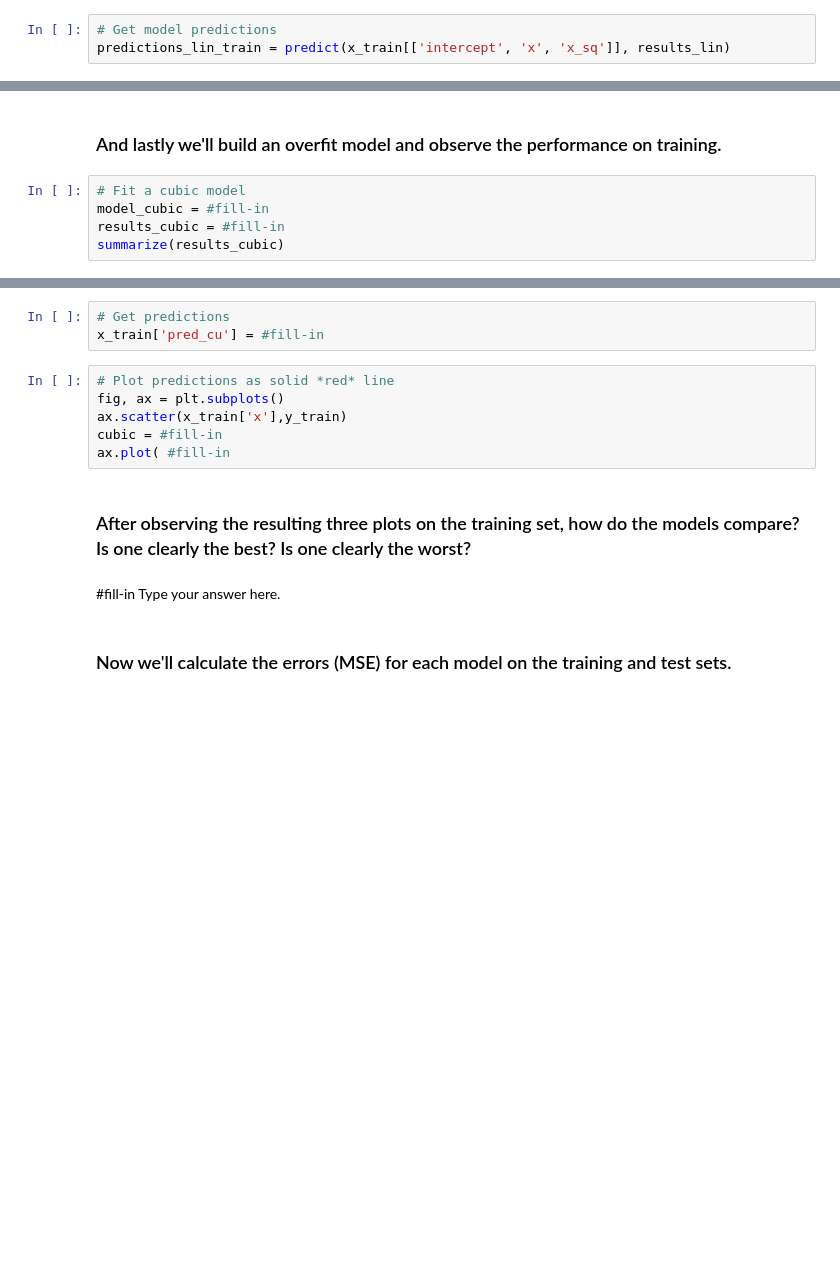
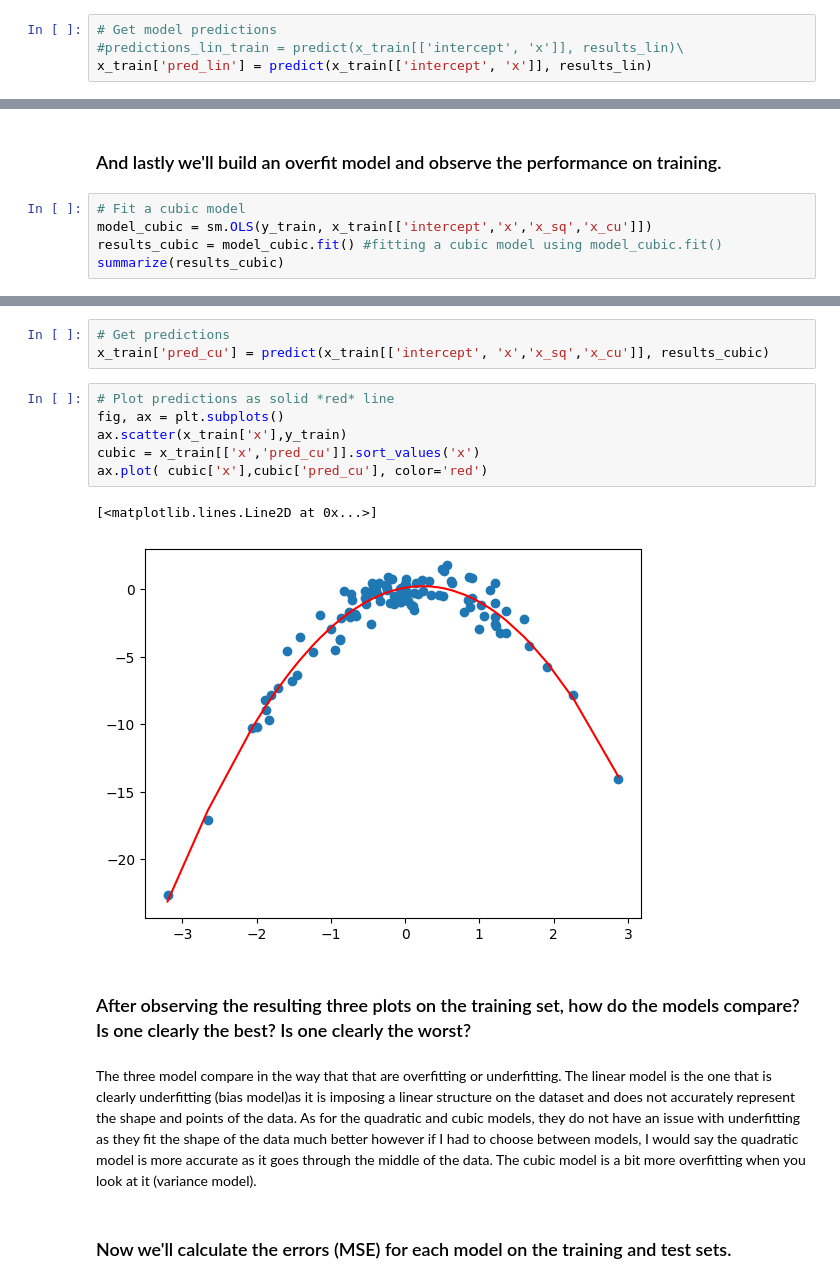
Before and after one commit to riav13/cse2600, a Jupyter notebook: mod02_trainingsplit.ipynb, the cells around one changed output, grey strips where cells are left out. Saved outputs shown, nothing was run; the diff lists cells and outputs as text; blank space fills up the shorter version.

```diff
--- a/mod02_trainingsplit.ipynb
+++ b/mod02_trainingsplit.ipynb
@@ -131,6 +130,7 @@ summarize(results_lin)
 # %%
 # Get model predictions
-predictions_lin_train = predict(x_train[['intercept', 'x', 'x_sq']], results_lin)
+#predictions_lin_train = predict(x_train[['intercept', 'x']], results_lin)\
+x_train['pred_lin'] = predict(x_train[['intercept', 'x']], results_lin)
 # %%
 # Plot predictions as solid *orange* line
 fig, ax = plt.subplots()
@@ -144,6 +144,6 @@ ax.plot(linear['x'],linear['pred_sq'], color='green')
 ### And lastly we'll build an overfit model and observe the performance on training.
 # %%
 # Fit a cubic model
-model_cubic = #fill-in
-results_cubic = #fill-in
+model_cubic = sm.OLS(y_train, x_train[['intercept','x','x_sq','x_cu']])
+results_cubic = model_cubic.fit() #fitting a cubic model using model_cubic.fit()
 summarize(results_cubic)
@@ -150,17 +156,19 @@ summarize(results_cubic)
 # %%
 # Get predictions
-x_train['pred_cu'] = #fill-in
+x_train['pred_cu'] = predict(x_train[['intercept', 'x','x_sq','x_cu']], results_cubic)
 # %%
 # Plot predictions as solid *red* line
 fig, ax = plt.subplots()
 ax.scatter(x_train['x'],y_train)
-cubic = #fill-in
-ax.plot( #fill-in
+cubic = x_train[['x','pred_cu']].sort_values('x')
+ax.plot( cubic['x'],cubic['pred_cu'], color='red')
+# %% [output]
+[<matplotlib.lines.Line2D at 0x...>]
+[figure, added]
 # %% [markdown]
 ### After observing the resulting three plots on the training set, how do the models compare? Is one clearly the best? Is one clearly the worst?
 # %% [markdown]
-#fill-in
-Type your answer here.
+The three model compare in the way that that are overfitting or underfitting. The linear model is the one that is clearly underfitting (bias model)as it is imposing a linear structure on the dataset and does not accurately represent the shape and points of the data. As for the quadratic and cubic models, they do not have an issue with underfitting as they fit the shape of the data much better however if I had to choose between models, I would say the quadratic model is more accurate as it goes through the middle of the data. The cubic model is a bit more overfitting when you look at it (variance model).
 # %% [markdown]
 ### Now we'll calculate the errors (MSE) for each model on the training and test sets.
 # %%
```
Also changed, not shown: parts of 6 cells of this notebook.
